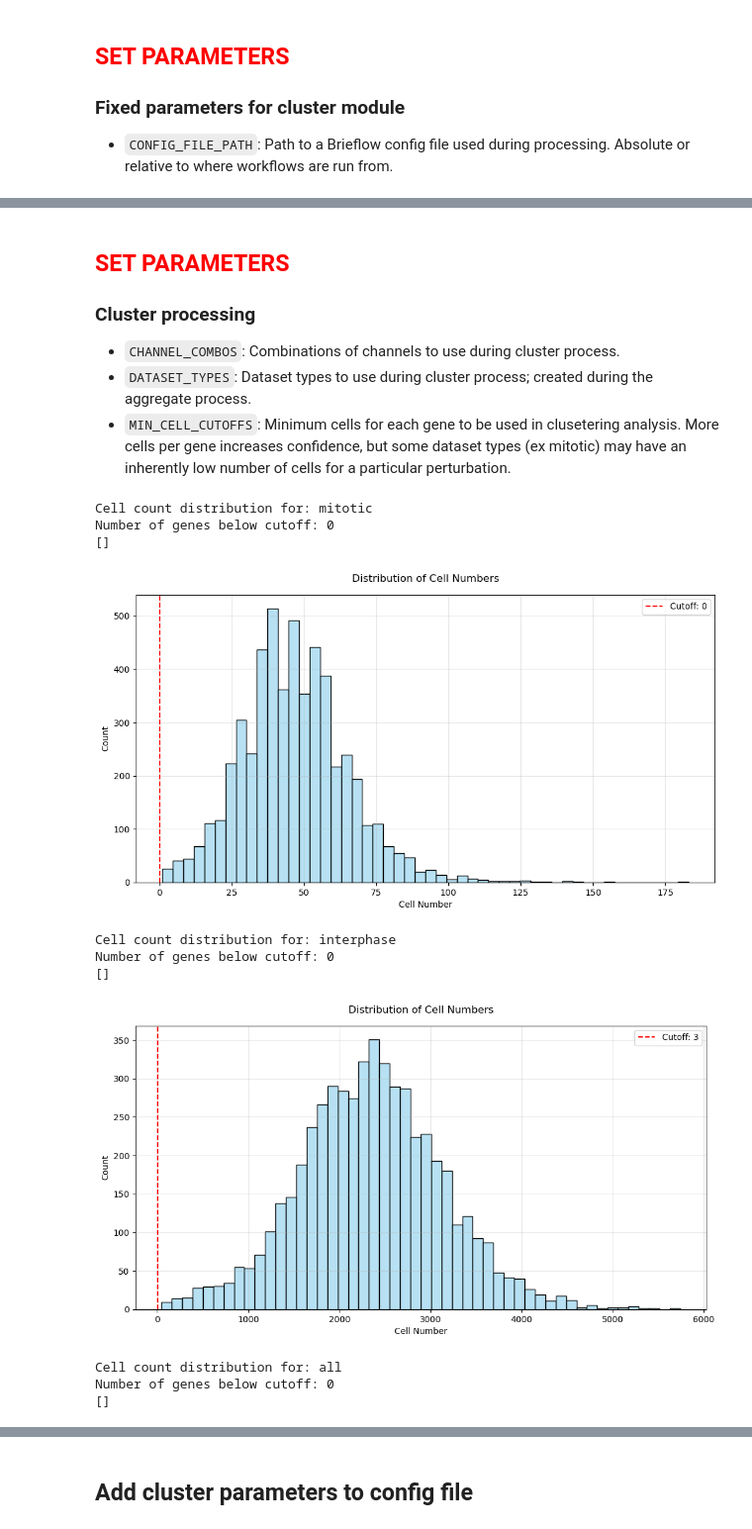
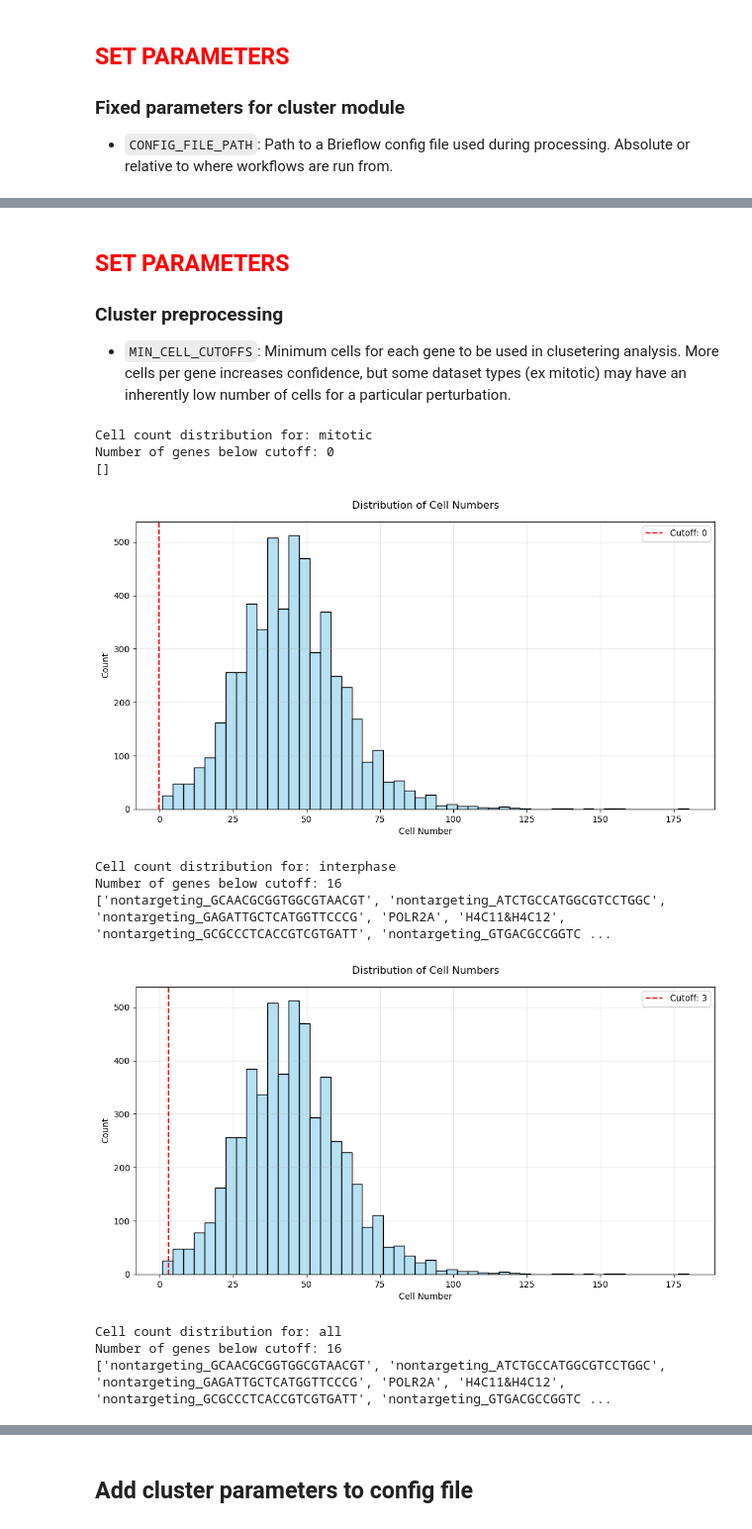
Before and after one commit to cheeseman-lab/denali-analysis, a Jupyter notebook: analysis/9.configure_cluster_params.ipynb, the cells around one changed output, grey strips where cells are left out. Shown: that part at 99% size. Drawn from its saved outputs; the diff is of its cells as text; code cells hidden in the pictures.

Commit message:
aggregate/cluster overhaul

```diff
--- a/analysis/9.configure_cluster_params.ipynb
+++ b/analysis/9.configure_cluster_params.ipynb
@@ -53,39 +57,43 @@ with open(CONFIG_FILE_PATH, "r") as config_file:
 # %% [markdown]
 ## <font color='red'>SET PARAMETERS</font>
 
-### Cluster processing
+### Cluster preprocessing
 
-- `CHANNEL_COMBOS`: Combinations of channels to use during cluster process.
-- `DATASET_TYPES`: Dataset types to use during cluster process; created during the aggregate process.
 - `MIN_CELL_CUTOFFS`: Minimum cells for each gene to be used in clusetering analysis. More cells per gene increases confidence, but some dataset types (ex mitotic) may have an inherently low number of cells for a particular perturbation.
-# %%
-# parameters for all cluster processing
-CHANNEL_COMBOS = [
-    ["DAPI", "COXIV", "CENPA", "WGA"],
-    ["DAPI", "CENPA"],
-]
-DATASET_TYPES = ["mitotic", "interphase", "all"]
-MIN_CELL_CUTOFFS = {"mitotic": 0, "interphase": 3, "all": 3}
+# %%
+MIN_CELL_CUTOFFS = {"mitotic": 0, "interphase": 3, "all": 3}
+
+PERTURBATION_NAME_COL = config["aggregate"]["perturbation_name_col"]
 # %%
-for dataset_type, min_cell_cutoff in MIN_CELL_CUTOFFS.items():
-    # load and clean relevant dataset
-    gene_data_fp = ROOT_FP / "aggregate" / "tsvs" / f"{dataset_type}_gene_data.tsv"
-    gene_data = pd.read_csv(gene_data_fp, sep="\t")
-    cleaned_data = clean_and_validate(gene_data)
+for cell_class, min_cell_cutoff in MIN_CELL_CUTOFFS.items():
+    channel_combo = CHANNEL_COMBOS[0]
+    # TODO: Use real path
+    aggregated_data_path = (
+        ROOT_FP
+        / "aggregate"
+        / "tsvs"
+        / get_filename(
+            {"cell_class": cell_class, "channel_combo": channel_combo},
+            "aggregated",
+            "tsv",
+        ),
+    )
+    aggregated_data_path = "/lab/cheeseman_ops/brieflow-screens/denali-analysis/analysis/analysis_root/aggregate/tsvs/CeCl-mitotic_ChCo-DAPI_COXIV_CENPA_WGA__aggregated.tsv"
+    aggregated_data = pd.read_csv(aggregated_data_path, sep="\t")
 
     # show cell count distribution
-    print(f"Cell count distribution for: {dataset_type}")
-    plot_cell_histogram(cleaned_data, min_cell_cutoff)
+    print(f"Cell count distribution for: {cell_class}")
+    plot_cell_histogram(aggregated_data, min_cell_cutoff, PERTURBATION_NAME_COL)
     plt.show()
 # %% [output]
 Cell count distribution for: mitotic
 Number of genes below cutoff: 0
 []
-[figure, old version]
+[figure, new version]
 Cell count distribution for: interphase
-Number of genes below cutoff: 0
-[]
+Number of genes below cutoff: 16
+['nontargeting_GCAACGCGGTGGCGTAACGT', 'nontargeting_ATCTGCCATGGCGTCCTGGC', 'nontargeting_GAGATTGCTCATGGTTCCCG', 'POLR2A', 'H4C11&H4C12', 'nontargeting_GCGCCCTCACCGTCGTGATT', 'nontargeting_GTGACGCCGGTC ...
-[figure, old version]
+[figure, new version]
 Cell count distribution for: all
-Number of genes below cutoff: 0
-[]
+Number of genes below cutoff: 16
+['nontargeting_GCAACGCGGTGGCGTAACGT', 'nontargeting_ATCTGCCATGGCGTCCTGGC', 'nontargeting_GAGATTGCTCATGGTTCCCG', 'POLR2A', 'H4C11&H4C12', 'nontargeting_GCGCCCTCACCGTCGTGATT', 'nontargeting_GTGACGCCGGTC ...
```
Also changed, not shown: parts of 27 cells of this notebook, 14 other files.
